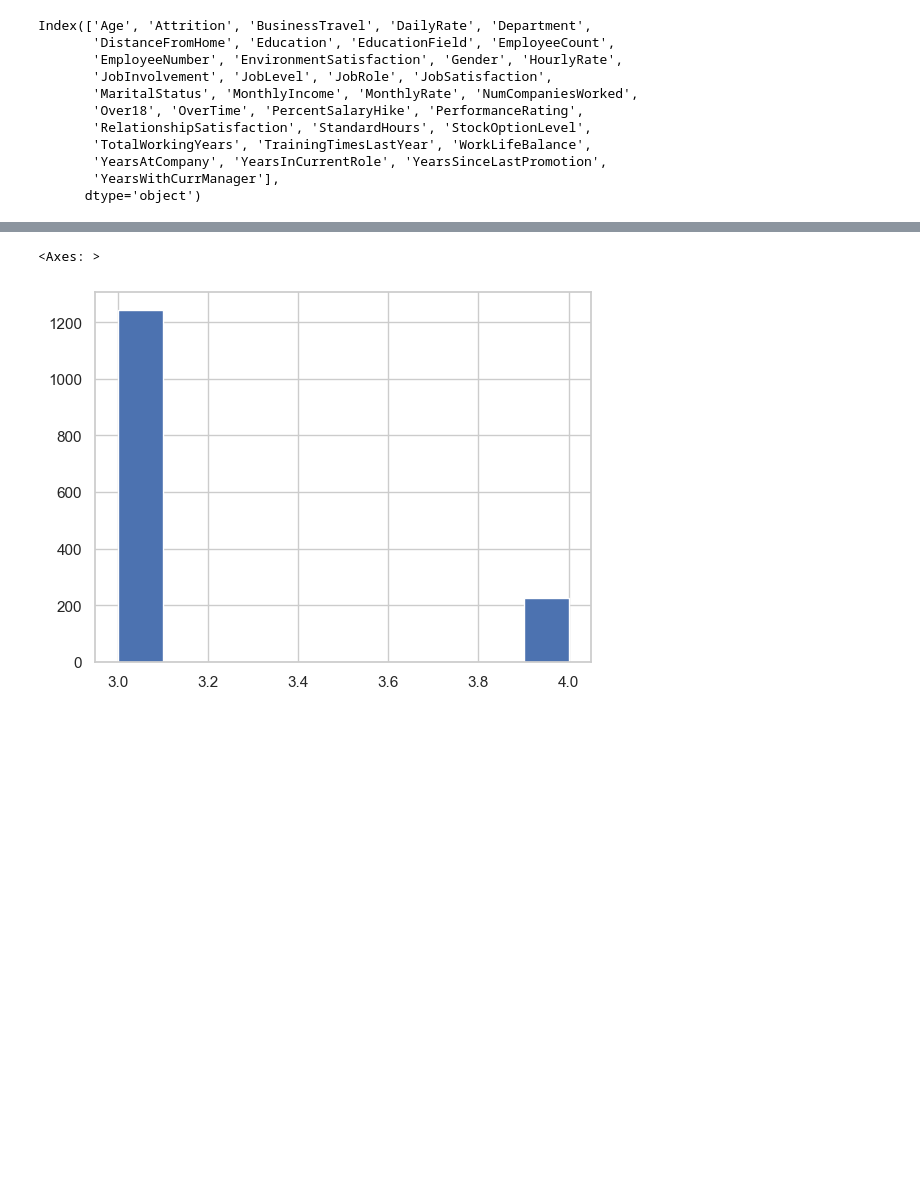
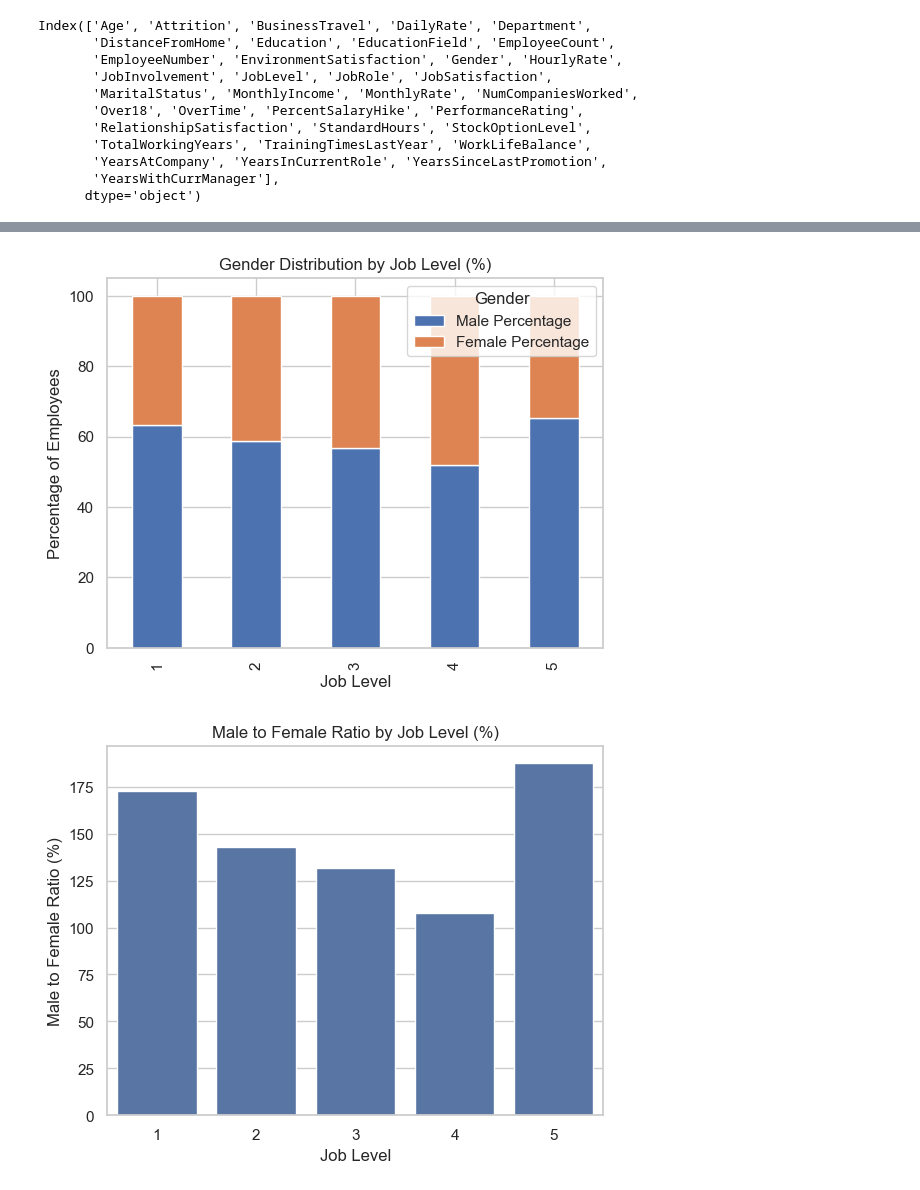
Before and after one commit to Jmuhleman/BUI_2024, a Jupyter notebook: lab1/labo1.ipynb, the cells around one changed output, grey strips where cells are left out. Saved outputs shown, nothing was run; the diff lists cells and outputs as text; code cells hidden in the pictures; blank space fills up the shorter version.

```diff
--- a/lab1/labo1.ipynb
+++ b/lab1/labo1.ipynb
@@ -94,8 +102,26 @@ kpi_summary_by_dept
-# %%
-df['PerformanceRating'].hist()
-# %% [output]
-<Axes: >
-[figure, removed]
+# %%
+
+# Plotting the gender distribution counts as a percentage
+gender_ratio_by_level['Total'] = gender_ratio_by_level['Male'] + gender_ratio_by_level['Female']
+gender_ratio_by_level['Male Percentage'] = (gender_ratio_by_level['Male'] / gender_ratio_by_level['Total']) * 100
+gender_ratio_by_level['Female Percentage'] = (gender_ratio_by_level['Female'] / gender_ratio_by_level['Total']) * 100
+
+# Plotting gender distribution
+gender_ratio_by_level.plot(x='JobLevel', y=['Male Percentage', 'Female Percentage'], kind='bar', stacked=True, title='Gender Distribution by Job Level (%)')
+plt.xlabel('Job Level')
+plt.ylabel('Percentage of Employees')
+plt.legend(title='Gender')
+plt.show()
+
+# Plotting the Male to Female Ratio as a percentage
+sns.barplot(x='JobLevel', y='Male to Female Ratio', data=gender_ratio_by_level)
+plt.title('Male to Female Ratio by Job Level (%)')
+plt.xlabel('Job Level')
+plt.ylabel('Male to Female Ratio (%)')
+plt.show()
+# %% [output]
+[figure, added]
+[figure, added]
 # %%
 import matplotlib.pyplot as plt
 import seaborn as sns
```
Also changed, not shown: parts of 3 cells of this notebook.
